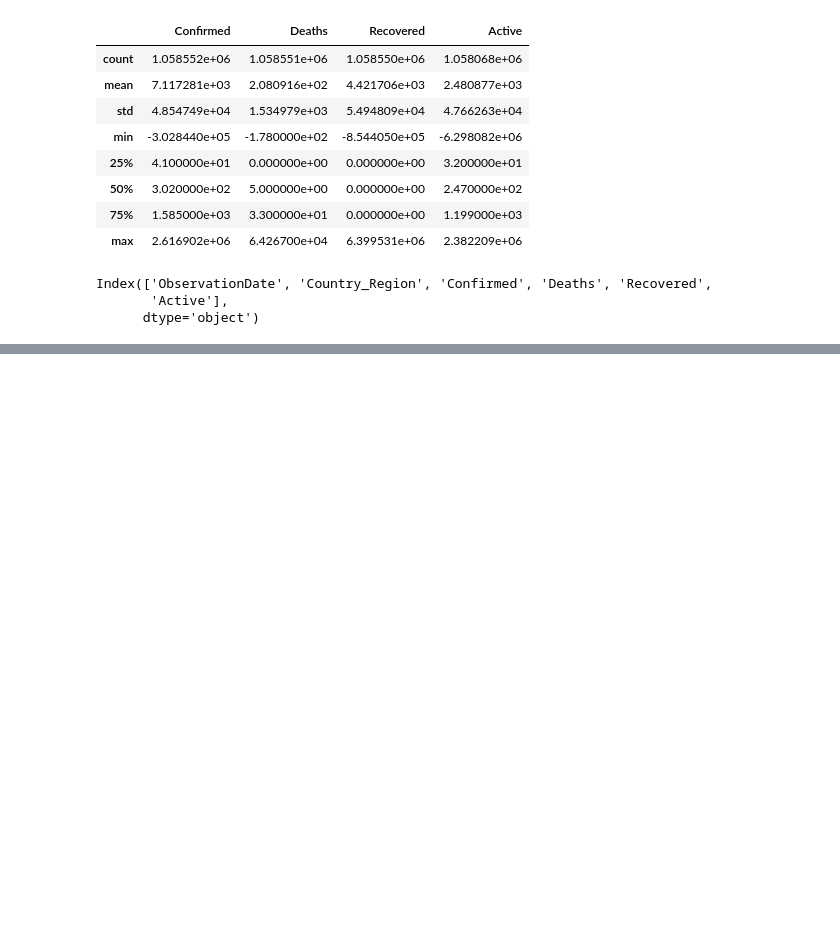
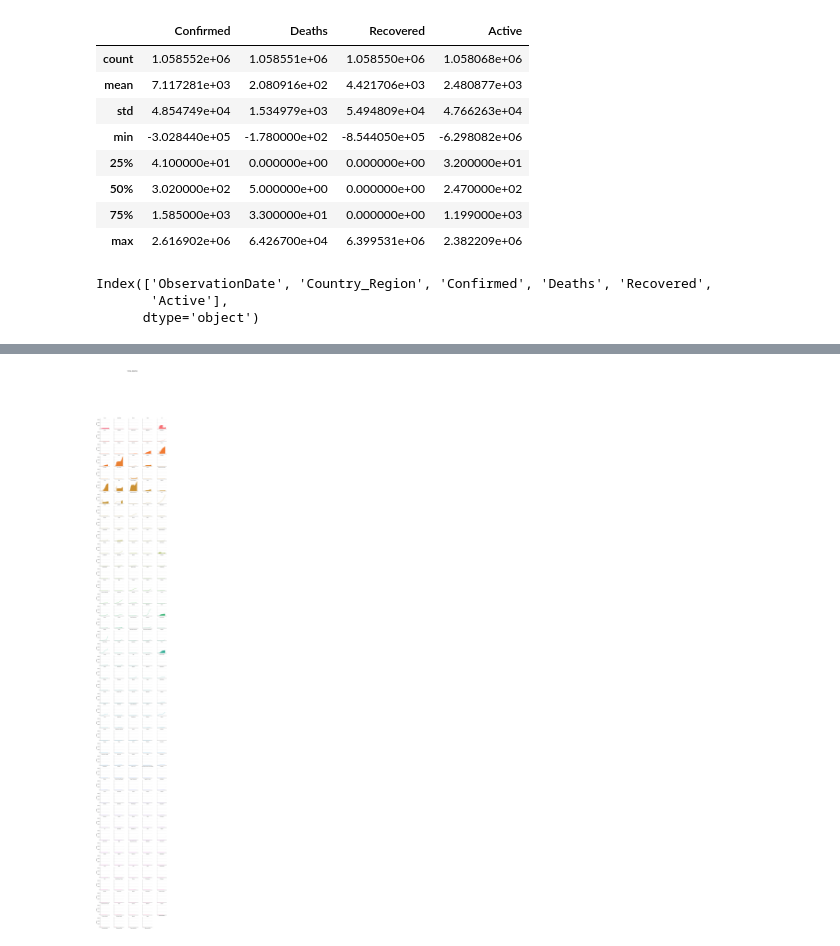
Before and after one commit to AKSHTMISHRA/DATA-VISUALISATIONS, a Jupyter notebook: Worldcovid_analysis.ipynb, the cells around one changed output, grey strips where cells are left out. Drawn from its saved outputs; the diff is of its cells as text; code cells hidden in the pictures; blank space fills up the shorter version.

```diff
--- a/Worldcovid_analysis.ipynb
+++ b/Worldcovid_analysis.ipynb
@@ -59,0 +124,33 @@ Index(['ObservationDate', 'Country_Region', 'Confirmed', 'Deaths', 'Recovered',
+# %%
+#total DEATHS by country
+
+
+grid = sns.FacetGrid(
+    data,
+    col='Country_Region',
+    hue='Country_Region',
+    col_wrap=5,
+    height=3,
+)
+
+# set our style for each subplot
+grid.map(set_subplot_style)
+
+# plot data in each subplot
+grid.map(plt.plot, 'ObservationDate', 'Deaths')
+
+# set subplot title to be country name
+grid.set_titles('{col_name}')
+
+# rename all x and y axis labels
+grid.set_xlabels('ObservationDate')
+grid.set_ylabels(' Deaths')
+
+# put on a big Figure title, then  make room for it (need top 10%)
+grid.fig.suptitle(
+    'TOTAL DEATHS\n',
+    size=20,
+)
+grid.fig.subplots_adjust(top=0.9, bottom=0.05)
+# %% [output]
+[figure, added]
```
Also changed, not shown: parts of 6 cells of this notebook.
